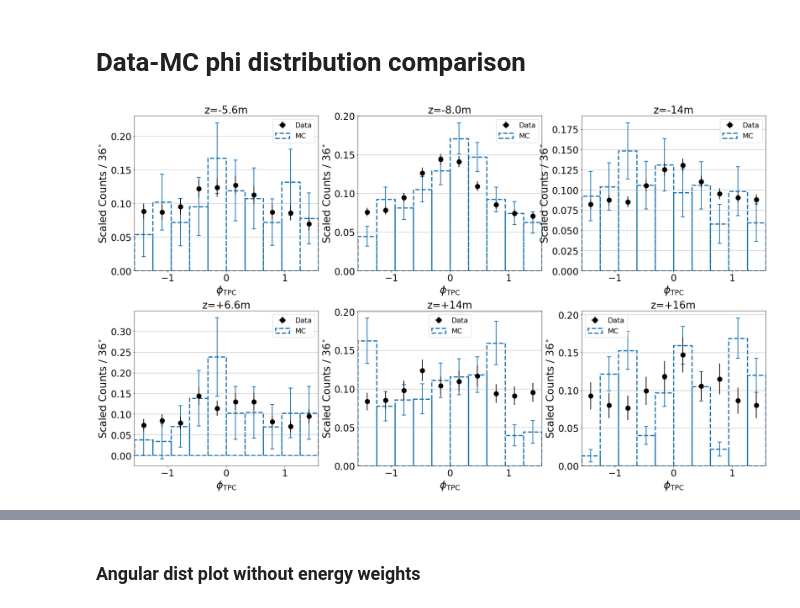
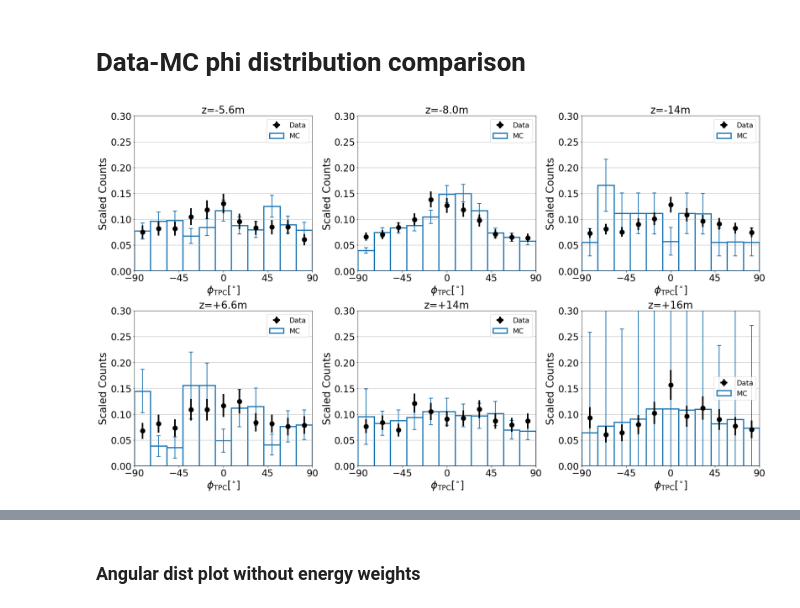
Before and after one commit to jschuel/jeff_workspace, a Jupyter notebook: analysis/phase3/with_sim/Calibrations_and_angular_analysis_final.ipynb, the cells around one changed output, grey strips where cells are left out. Saved outputs shown, nothing was run; the diff lists cells and outputs as text; code cells hidden in the pictures.

```diff
--- a/analysis/phase3/with_sim/Calibrations_and_angular_analysis_final.ipynb
+++ b/analysis/phase3/with_sim/Calibrations_and_angular_analysis_final.ipynb
@@ -1468,7 +1670,7 @@ plt.show()
 ### 2D histogram to check energy peak
 # %%
 %matplotlib qt
-cut = 100
+cut = 110
 plt.rc('legend', fontsize=18)
 plt.rc('xtick', labelsize=24)
 plt.rc('ytick', labelsize=24)
@@ -1527,7 +1729,7 @@ pos = ['z=-5.6m', 'z=+6.6m', 'z=-8.0m', 'z=+14m', 'z=-14m', 'z=+16m']
 j=1
 i=1
 plt.figure(figsize = (18,30))
-cut = 100
+cut = 95
 E_cut = {'palila': cut,'tako': cut,'elepaio': cut,'iiwi': cut, 'nene': cut,'humu': cut}
 #E_cut = {'palila': 10,'tako': 10,'elepaio': 10,'iiwi': 10, 'nene': 10,'humu': 10}
 #E_cut = {'palila': 65,'tako': 85,'elepaio': 152,'iiwi': 80, 'nene': 150,'humu': 130}
@@ -1557,7 +1761,7 @@ tpcs = ['palila', 'iiwi', 'tako', 'nene', 'elepaio', 'humu']
 pos = ['z=-5.6m', 'z=+6.6m', 'z=-8.0m', 'z=+14m', 'z=-14m', 'z=+16m']
 
 i=1
-cut = 100
+cut = 90
 plt.figure(figsize = (18,15))
 E_cut = {'palila': cut,'tako': cut,'elepaio': cut,'iiwi': cut, 'nene': cut,'humu': cut}
 #E_cut = {'palila': 65,'tako': 85,'elepaio': 152,'iiwi': 80, 'nene': 150,'humu': 130}
@@ -1590,10 +1794,11 @@ cut = 100
 #E_cut = {'palila': 90,'tako': 145,'elepaio': 155,'iiwi': 110, 'nene': 135,'humu': 130}
 #E_cut = {'palila': 30,'tako': 50,'elepaio': 100,'iiwi': 60, 'nene': 45,'humu': 100}
 #E_cut = {'palila': 100,'tako': 160,'elepaio': 140,'iiwi': 100, 'nene': 130,'humu': 130}
-E_cut = {'palila': cut,'tako': cut,'elepaio': cut,'iiwi': cut, 'nene': cut,'humu': cut}
+E_cut = {'palila': cut,'tako': cut,'elepaio': cut,'iiwi': cut, 'nene': cut,'humu': 90}
 #ratio = bf.compute_data_MC_ratios("Cont_inj", E_cut=E_cut)[2] #with VRC
-ratio = b.compute_data_MC_ratios("Cont_inj", E_cut=E_cut)[2] #currently with VRC
-ratio = ratio.replace([np.inf, -np.inf, np.nan], 1)
+#ratio = b.compute_data_MC_ratios("Cont_inj", E_cut=E_cut)[2] #currently with VRC
+ratio = b.compute_data_MC_ratios("Cont_inj", E_cut=E_cut, I_HER = 510, I_LER = 510, sy_LER=60, sy_HER=35, nb_LER=783, nb_HER=783, L=1.1)[2]
+ratio = ratio.replace([np.inf, -np.inf, np.nan], 0)
 skb = b.select_study("Lumi", "Cont_inj")
 Scaled_MC = {}
 tpcs = ['palila', 'iiwi', 'tako', 'nene', 'elepaio', 'humu']
@@ -1603,7 +1808,7 @@ factors = {'Coulomb_LER_base' : 1/4., 'Coulomb_LER_dynamic' : 1/4.,
            'Brems_HER_base' : 1/400., 'Brems_HER_dynamic' : 1/400.,
           'Touschek_LER_all' : 1/0.4, 'Touschek_HER_all' : 1/1.6,
           #'RBB_Lumi' : (skb['ECL_lumi'].mean()/10000)/(25*2.2e-3), 'twoPhoton_Lumi' : 100*(skb['ECL_lumi'].mean()/10000)/25.}
-           'RBB_Lumi' : 1/(9.7e-3*25), 'twoPhoton_Lumi' : 1/(.01*25)} #RBB 1-50000: 0.02us/file, 50000-60000: 0.08us/file, 60000-70000: 0.04 us/file, >70000-220000: 0.05us/file
+           'RBB_Lumi' : 1/(9.7e-3), 'twoPhoton_Lumi' : 1/(.01)} #RBB 1-50000: 0.02us/file, 50000-60000: 0.08us/file, 60000-70000: 0.04 us/file, >70000-220000: 0.05us/file
 #factors = {'Coulomb_LER_base' : 0, 'Coulomb_LER_dynamic' : 0,
 #           'Coulomb_HER_base' : 0., 'Coulomb_HER_dynamic' : 0,
 #          'Brems_LER_base' : 0., 'Brems_LER_dynamic' : 0,
@@ -1641,6 +1846,7 @@ for tpc in tpcs:
             #if tpc != 'elepaio':
             Scaled_MC[tpc]['weights'].iloc[val] = factors[key]*(ratio.loc[ratio.index == tpc])[wkey][0]
             Scaled_MC[tpc]['weights_err'].iloc[val] = Scaled_MC[tpc]['weights'].iloc[val]*(ratio.loc[ratio.index == tpc])[wkey_err][0]/(ratio.loc[ratio.index == tpc])[wkey][0]
+            Scaled_MC[tpc]['weights_err2'] = Scaled_MC[tpc]['weights_err']**2
             #index = Scaled_MC[tpc].loc[(Scaled_MC[tpc]['weights_err']/Scaled_MC[tpc]['weights'])>5].index.to_numpy()
             #Scaled_MC[tpc]['weights_err'][index] = 0
             #Scaled_MC[tpc]['weights'][index] = 0
@@ -1649,6 +1855,8 @@ for tpc in tpcs:
             #Scaled_MC[tpc]['reco_energy'].iloc[val] = factors[key]*Scaled_MC[tpc]['reco_energy'].iloc[val]
             #Scaled_MC[tpc]['scaled_energy'].iloc[val] = factors[key]*Scaled_MC[tpc]['reco_energy'].iloc[val]
             #Scaled_MC[tpc]['scaled_energy'].iloc[val] = Scaled_MC[tpc]['weights'].iloc[val]*Scaled_MC[tpc]['ones'].iloc[val]
+#for tpc in tpcs:
+#    Scaled_MC[tpc]['weights'] = 1/Scaled_MC[tpc]['weights'].mean()*Scaled_MC[tpc]['weights']
 # %% [output]
  NEW MINIMUM FOUND.  GO BACK TO MINIMIZATION STEP.
  =================================================
@@ -1698,9 +1923,9 @@ plt.rc('xtick', labelsize=24)
 plt.rc('ytick', labelsize=24)
 plt.rc('axes', labelsize=26)
 plt.rc('axes', titlesize=26)
-nbins = 11
-xmin = -np.pi/2
-xmax = np.pi/2
+nbins = 12
+xmin = -90
+xmax = 90
 E_cut = {'palila': cut,'tako': cut,'elepaio': cut,'iiwi': cut, 'nene': cut,'humu': cut}
 width = (np.abs(xmin)+np.abs(xmax))/(nbins-1)
 center = [xmin +(width*i)+width/2 for i in range(0,nbins-1)]
@@ -1751,10 +1976,10 @@ for tpc in tpcs:
 
 
 
-    test = Lumi_tmp.groupby(pd.cut(Lumi_tmp['new_phi'], bins = np.linspace(xmin,xmax,nbins))).sum()
-    test_MC = MC_tmp.groupby(pd.cut(MC_tmp['new_phi'], bins = np.linspace(xmin,xmax,nbins))).sum()
-    test_MC2 = MC_tmp2.groupby(pd.cut(MC_tmp2['new_phi'], bins = np.linspace(xmin,xmax,nbins))).sum()
-    test_SB = SB_tmp.groupby(pd.cut(SB_tmp['new_phi'], bins = np.linspace(xmin,xmax,nbins))).sum()
+    test = Lumi_tmp.groupby(pd.cut(Lumi_tmp['new_phi']*180/np.pi, bins = np.linspace(xmin,xmax,nbins))).sum()
+    test_MC = MC_tmp.groupby(pd.cut(MC_tmp['new_phi']*180/np.pi, bins = np.linspace(xmin,xmax,nbins))).sum()
+    test_MC2 = MC_tmp2.groupby(pd.cut(MC_tmp2['new_phi']*180/np.pi, bins = np.linspace(xmin,xmax,nbins))).sum()
+    test_SB = SB_tmp.groupby(pd.cut(SB_tmp['new_phi']*180/np.pi, bins = np.linspace(xmin,xmax,nbins))).sum()
 
     plt.subplot(2,3,i)
 
@@ -1777,12 +2002,13 @@ for tpc in tpcs:
     #    vals.append(val)
     #nerr0[tpc] = pd.Series(vals)
     #derr0[tpc] = (n0[tpc].sum())**2
-    nerr0[tpc] = np.sqrt(clumi**2*test['ones']+(0.1)**2)
-    derr0[tpc] = np.sqrt((nerr0[tpc]**2).sum())
-    err0[tpc] = n0[tpc]/d0[tpc]*np.sqrt((nerr0[tpc]/n0[tpc])**2+((derr0[tpc]/d0[tpc])**2))
-    #err0[tpc] = nerr0[tpc]/derr0[tpc]
+    nerr0[tpc] = np.sqrt(clumi**2*test['ones'])
+    #derr0[tpc] = np.sqrt((nerr0[tpc]**2).sum())
+    derr0[tpc] = np.sqrt(d0[tpc])
+    err0[tpc] = n0[tpc]/d0[tpc]*np.sqrt((nerr0[tpc]/n0[tpc])**2+((derr0[tpc]/d0[tpc])**2)+(0.1)**2)
+    #err0[tpc] = nerr0[tpc]/d0[tpc]
     #p0[tpc] = plt.bar(center,n0[tpc]/d0[tpc] ,yerr = err0[tpc], width = width, label = 'Data', fc = 'None', ec = 'tab:blue',lw=3, error_kw=dict(ecolor='tab:blue', lw=2, capsize=5, capthick=2))
-    p0[tpc] = plt.errorbar(center,n0[tpc]/d0[tpc] ,err0[tpc], [0 for i in range(0,len(n0[tpc]))], 'o', markersize = 12, lw = 2, color = 'k', label = 'Data',zorder = 1e6)
+    p0[tpc] = plt.errorbar(center,n0[tpc]/d0[tpc] ,err0[tpc], [0 for i in range(0,len(n0[tpc]))], 'o', markersize = 12, lw = 4, color = 'k', label = 'Data',zorder = 1e6)
 
     def get_MC_weights_and_errs(df = MC_tmp, nbins = nbins, xmin = xmin, xmax = xmax):
         spacing = (xmax-xmin)/(nbins-1)
@@ -1798,23 +2024,23 @@ for tpc in tpcs:
             errs.append(np.sqrt(weights.sum()/np.sqrt(len(weights))+(0.1)**2))
             #errs.append(np.sqrt(weights.sum()))
         return pd.Series(weights_list), pd.Series(errs)
-    n3[tpc] = get_MC_weights_and_errs(df = MC_tmp)[0]
+    #n3[tpc] = get_MC_weights_and_errs(df = MC_tmp)[0]
+    #d3[tpc] = n3[tpc].sum()
+    #nerr3[tpc] = get_MC_weights_and_errs(df = MC_tmp)[1]
+    #derr3[tpc] = np.sqrt(nerr3[tpc].sum())
+    #err3[tpc] = n3[tpc]/d3[tpc]*np.sqrt((nerr3[tpc]/n3[tpc])**2+((derr3[tpc]/d3[tpc])**2))
+    #for k in range(0,len(err3[tpc])):
+    #    if n3[tpc][k]/d3[tpc] < .01:
+    #        err3[tpc][k] = .05
+    #err3[tpc] = err3[tpc].fillna(0.05)
+    n3[tpc] = test_MC['weights']
     d3[tpc] = n3[tpc].sum()
-    nerr3[tpc] = get_MC_weights_and_errs(df = MC_tmp)[1]
-    derr3[tpc] = np.sqrt(nerr3[tpc].sum())
-    #derr3[tpc] = (n3[tpc].sum())**2
-    #vals = []
-    #for ent in range(0,len(nerr3[tpc])):
-    #    val = (n3[tpc].sum()-n3[tpc][ent])*nerr3[tpc][ent]
-    #    vals.append(val)
-    #err3[tpc] = pd.Series(vals)/derr3[tpc]
-    err3[tpc] = n3[tpc]/d3[tpc]*np.sqrt((nerr3[tpc]/n3[tpc])**2+((derr3[tpc]/d3[tpc])**2))
-    for k in range(0,len(err3[tpc])):
-        if n3[tpc][k]/d3[tpc] < .01:
-            err3[tpc][k] = .05
-    err3[tpc] = err3[tpc].fillna(0.05)
-    #err3[tpc] = nerr3[tpc]/d3[tpc]
-    p3[tpc] = plt.bar(center,n3[tpc]/d3[tpc],yerr=err3[tpc],width = width, label = 'MC', fc = 'None', ec = 'tab:blue',lw=3, linestyle = 'dashed', error_kw=dict(ecolor='tab:blue', lw=2, capsize=5, capthick=2))
+    nerr3[tpc] = np.sqrt(n3[tpc]+test_MC['weights_err2'])
+    #err3[tpc] = np.sqrt((nerr3[tpc]/d3[tpc])**2)
+    derr3[tpc] = np.sqrt(d3[tpc] + test_MC['weights_err2'].sum())
+    err3[tpc] = n3[tpc]/d3[tpc]*np.sqrt((nerr3[tpc]/n3[tpc])**2 + (derr3[tpc]/d3[tpc])**2+(0.1)**2)
+
+    p3[tpc] = plt.bar(center,n3[tpc]/d3[tpc],yerr=err3[tpc],width = width, label = 'MC', fc = 'None', ec = 'tab:blue',lw=3, error_kw=dict(ecolor='tab:blue', lw=2, capsize=5, capthick=2))
 
     #Plot 4: All MC to be compared with collisions ACTUAL CHIP AREA
     n4[tpc] = get_MC_weights_and_errs(df = MC_tmp2)[0]
@@ -1827,35 +2053,36 @@ for tpc in tpcs:
         if n4[tpc][k]/d4[tpc] < 1e-2:
             err4[tpc][k] = .05
     err4[tpc] = err4[tpc].fillna(0.05)
     #p4[tpc] = plt.bar(center,n4[tpc]/d4[tpc],yerr=err4[tpc],width = width, label = 'MC', fc = 'None', ec = 'tab:green',lw=3, linestyle = 'dashed', error_kw=dict(ecolor='tab:green', lw=2, capsize=5, capthick=2))
 
 
     #Plot 4: All MC to be compared with collisions ACTUAL CHIP AREA
     #n4[tpc] = (test_MC2['ones']*(test_MC2['scaled_energy']/test_MC2['reco_energy']))
     #d4[tpc] = (test_MC2['ones']*(test_MC2['scaled_energy']/test_MC2['reco_energy'])).sum()
     #err4[tpc] = 1/d4[tpc]*np.sqrt(test_MC2['ones']*(test_MC2['scaled_energy']**2/test_MC2['reco_energy']**2).mean())
     #n4[tpc] = (test_MC2['ones'])
     #d4[tpc] = (test_MC2['ones']).sum()
     #err4[tpc] = 1/d4[tpc]*np.sqrt(test_MC2['ones'])
     #p4[tpc] = plt.bar(center,n4[tpc]/d4[tpc],yerr=err4[tpc],width = width, label = 'MC', fc = 'None', ec = 'tab:green',lw=3, linestyle = 'dashed', error_kw=dict(ecolor='tab:green', lw=2, capsize=5, capthick=2))
 
     #plt.hlines(0,0,1,color = 'k')
-    plt.ylabel(r'Scaled Counts / $36^{\circ}$')
+    plt.ylabel(r'Scaled Counts')
     #plt.ylabel('Scaled Counts')
-    plt.xlabel(r'$\phi_\mathrm{TPC}$')
+    plt.xlabel(r'$\phi_\mathrm{TPC}$[$^{\circ}$]')
     plt.xlim(xmin,xmax)
-    #plt.ylim(0,0.2)
+    plt.ylim(0,0.3)
     plt.title(pos[j-1])
+    plt.xticks([-90,-45,0,45,90])
     plt.legend(handles = [p0[tpc],p3[tpc]],ncol=1)
     #plt.vlines(-np.pi/6,-.05,1, color = 'k')
     #plt.vlines(+np.pi/6,-.05,1, color = 'k')
     plt.grid(axis='y')
 
     j+=1
     i+=1
 plt.tight_layout()
-plt.savefig("phi_distributions_newest.png", bbox_inches = 'tight', dpi = 200)
+plt.savefig("phi_distributions_new_weights3.jpg", bbox_inches = 'tight', dpi = 200)
 plt.show()
 #np.sqrt((test_err/test['track_energy'].sum())**2+(test_MC_err/test_MC['reco_energy'].sum())**2)
 # %% [output]
-[figure, old version]
+[figure, new version]
```
Also changed, not shown: parts of 25 cells of this notebook, 21 other files.
